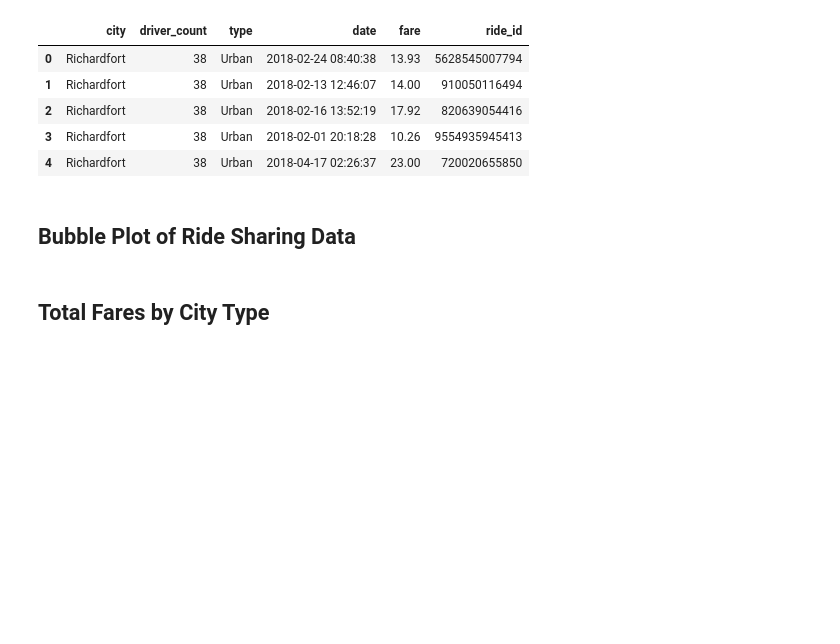
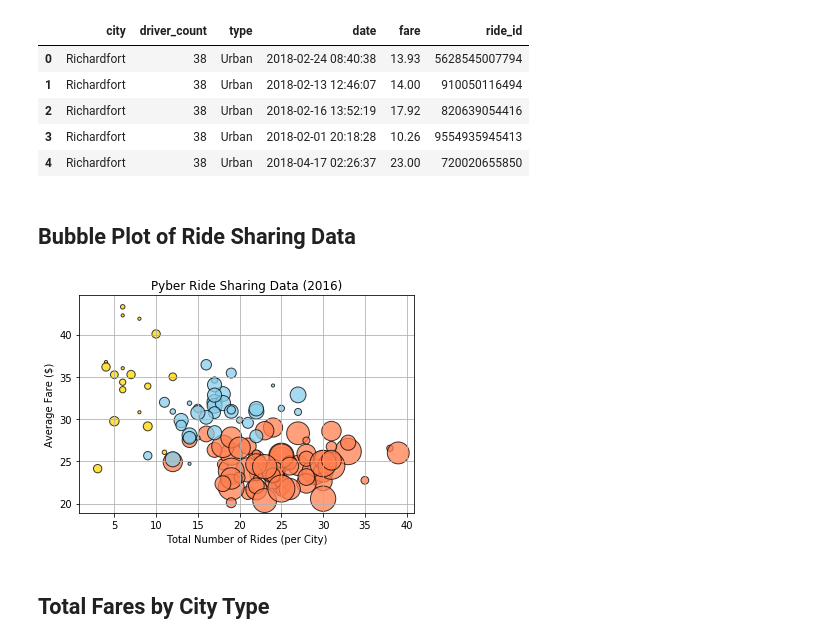
Before and after one commit to bwalshdtan/Matplotlib_Homework, a Jupyter notebook: pyber_starter.ipynb, the cells around one changed output. Cells and saved outputs as stored; diff of their text form; code cells hidden in the pictures; blank space fills up the shorter version.

Commit message:
Pyber bubble plot without legend

```diff
--- a/pyber_starter.ipynb
+++ b/pyber_starter.ipynb
@@ -41,3 +29,42 @@ pyber_df.head()
+# %%
+# Obtain the x and y coordinates for each of the three city types
+urban_type = pyber_df[pyber_df['type'] == 'Urban'].groupby([pyber_df['city']])
+suburban_type = pyber_df[pyber_df['type'] == 'Suburban'].groupby([pyber_df['city']])
+rural_type = pyber_df[pyber_df['type'] == 'Rural'].groupby([pyber_df['city']])
+
+# Build the scatter plots for each city types
+x_urban = urban_type['ride_id'].count()
+y_urban = urban_type['fare'].mean()
+s_urban = urban_type['driver_count'].mean()
+
+x_suburban = suburban_type['ride_id'].count()
+y_suburban = suburban_type['fare'].mean()
+s_suburban = suburban_type['driver_count'].mean()
+
+x_rural = rural_type['ride_id'].count()
+y_rural = rural_type['fare'].mean()
+s_rural = rural_type['driver_count'].mean()
+
+plt.scatter(x_urban, y_urban, marker='o', facecolors='coral', edgecolors='black', s=s_urban * 10, alpha=0.75, label='Urban')
+plt.scatter(x_suburban, y_suburban, marker='o', facecolor='skyblue', edgecolors='black', s=s_suburban * 10, alpha=0.75, label='Suburban')
+plt.scatter(x_rural, y_rural, marker='o', facecolors='gold', edgecolors='black', s=s_rural * 10, alpha=0.75, label='Rural')
+
+
+# Incorporate the other graph properties
+
+plt.title('Pyber Ride Sharing Data (2016)')
+plt.xlabel('Total Number of Rides (per City)')
+plt.ylabel('Average Fare ($)')
+plt.grid()
+#plt.legend(handles=[urban, suburban, rural], Title='City Types', loc='best')
+# Create a legend
+
+# Incorporate a text label regarding circle size
+
+# Save Figure
+plt.show()
+# %% [output]
+[figure, added]
 # %%
 # Show plot
 plt.show()
```
Also changed, not shown: parts of 1 cell of this notebook.
